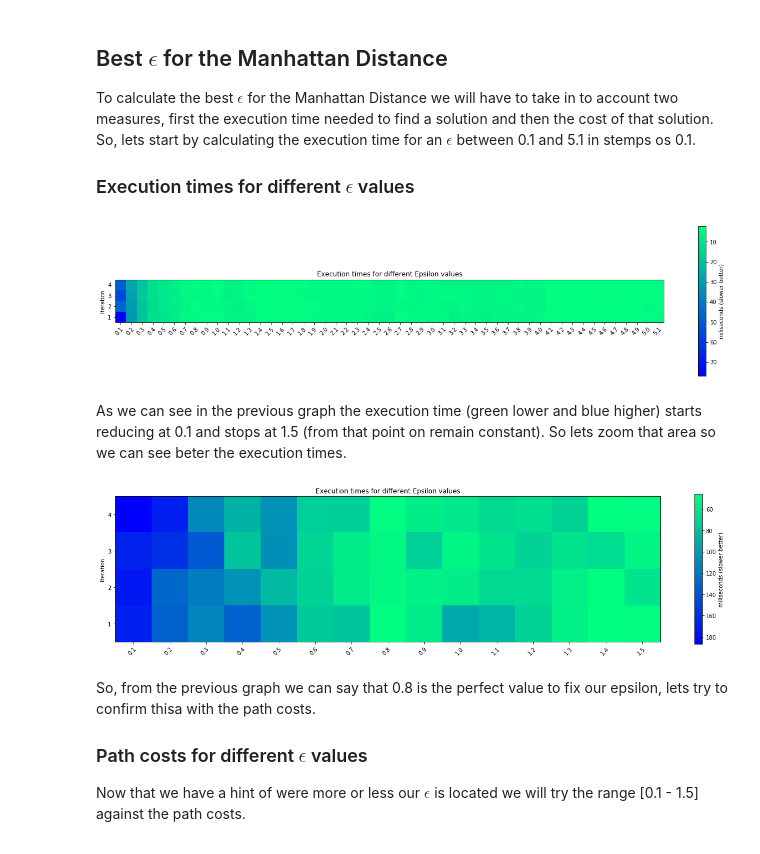
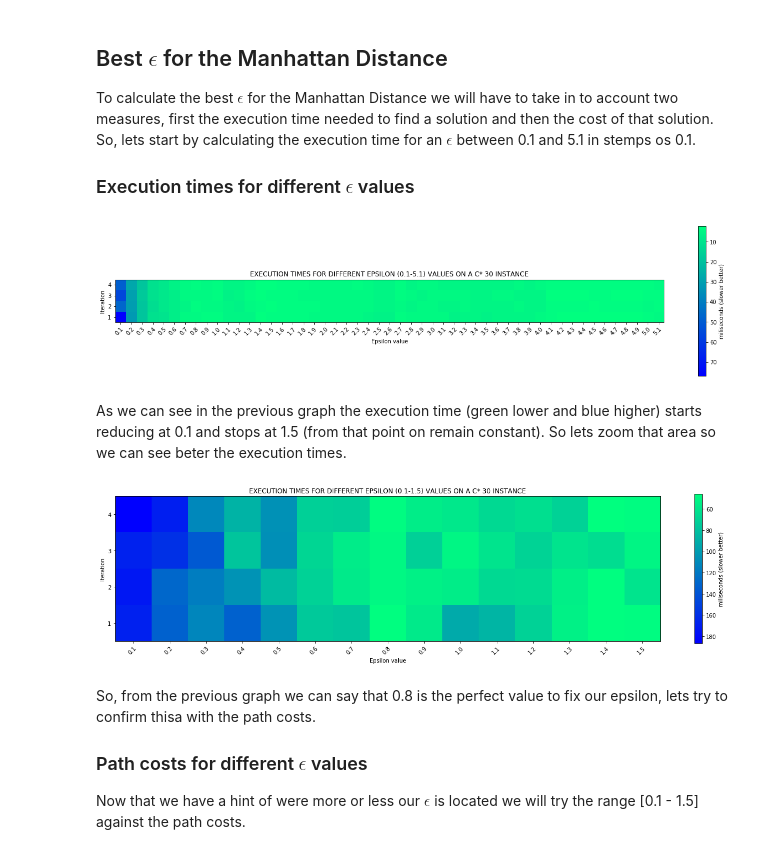
Before and after one commit to thewilly/GIISOF01-4-008-Sistemas-Inteligentes, a Jupyter notebook: busqueda-heuristica/data.ipynb, the cells around one changed output. Drawn from its saved outputs; the diff is of its cells as text; code cells hidden in the pictures.

```diff
--- a/busqueda-heuristica/data.ipynb
+++ b/busqueda-heuristica/data.ipynb
@@ -39,8 +39,9 @@ cb = fig.colorbar(im, ax=ax)
 cb.set_label('miliseconds (slower better)')
 cb.ax.invert_yaxis()
 
-ax.set_title("Execution times for different Epsilon values")
+ax.set_title("EXECUTION TIMES FOR DIFFERENT EPSILON (0.1-5.1) VALUES ON A C* 30 INSTANCE")
 ax.set_ylabel("Iteration")
+ax.set_xlabel("Epsilon value")
 
 # Inverting the y axis
 plt.gca().invert_yaxis()
@@ -48,7 +49,7 @@ plt.gca().invert_yaxis()
 # Drawing the plot
 plt.show()
 # %% [output]
-[figure, old version]
+[figure, new version]
 # %% [markdown]
 As we can see in the previous graph the execution time (green lower and blue higher) starts reducing at 0.1 and stops at 1.5 (from that point on remain constant). So lets zoom that area so we can see beter the execution times.
 # %%
@@ -58,35 +59,37 @@ times = [1, 2, 3, 4]
 data_raw = data[1:]
 
 fig, ax = plt.subplots(sharey=True,figsize=(20, 5))
 fig.subplots_adjust(hspace=0.5, left=0.07, right=0.93)
 im = ax.imshow(data_raw, cmap='winter_r')
 # We want to show all ticks...
 ax.set_xticks(np.arange(len(headers)))
 ax.set_yticks(np.arange(len(times)))
 
 # ... and label them with the respective list entries
 ax.set_xticklabels(headers)
 ax.set_yticklabels(times)
 
 # Rotate the tick labels and set their alignment.
 plt.setp(ax.get_xticklabels(), rotation=45, ha="right", rotation_mode="anchor")
 
 divider = make_axes_locatable(ax)
 
 cb = fig.colorbar(im, ax=ax)
 cb.set_label('miliseconds (slower better)')
 
-ax.set_title("Execution times for different Epsilon values")
+ax.set_title("EXECUTION TIMES FOR DIFFERENT EPSILON (0.1-1.5) VALUES ON A C* 30 INSTANCE")
 ax.set_ylabel("Iteration")
 cb.ax.invert_yaxis()
+ax.set_xlabel("Epsilon value")
 
 # Inverting the y axis
 plt.gca().invert_yaxis()
 
+
 # Drawing the plot
 plt.show()
 # %% [output]
-[figure, old version]
+[figure, new version]
 # %% [markdown]
 So, from the previous graph we can say that 0.8 is the perfect value to fix our epsilon, lets try to confirm thisa with the path costs.
 
```
Also changed, not shown: parts of 6 cells of this notebook.
